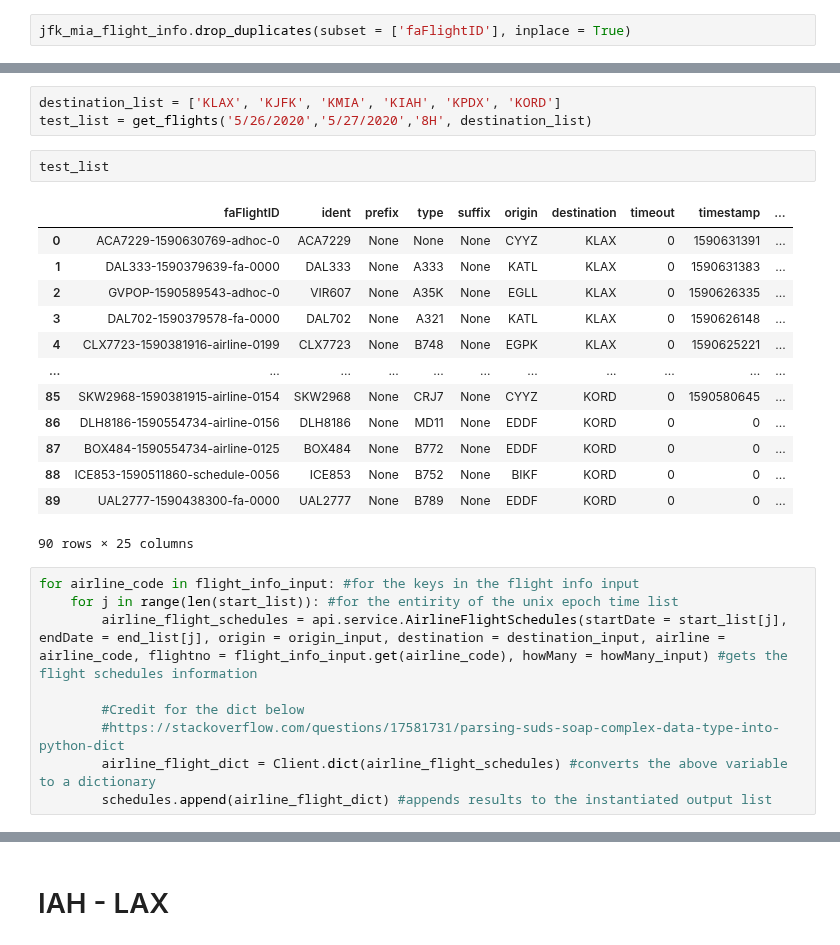
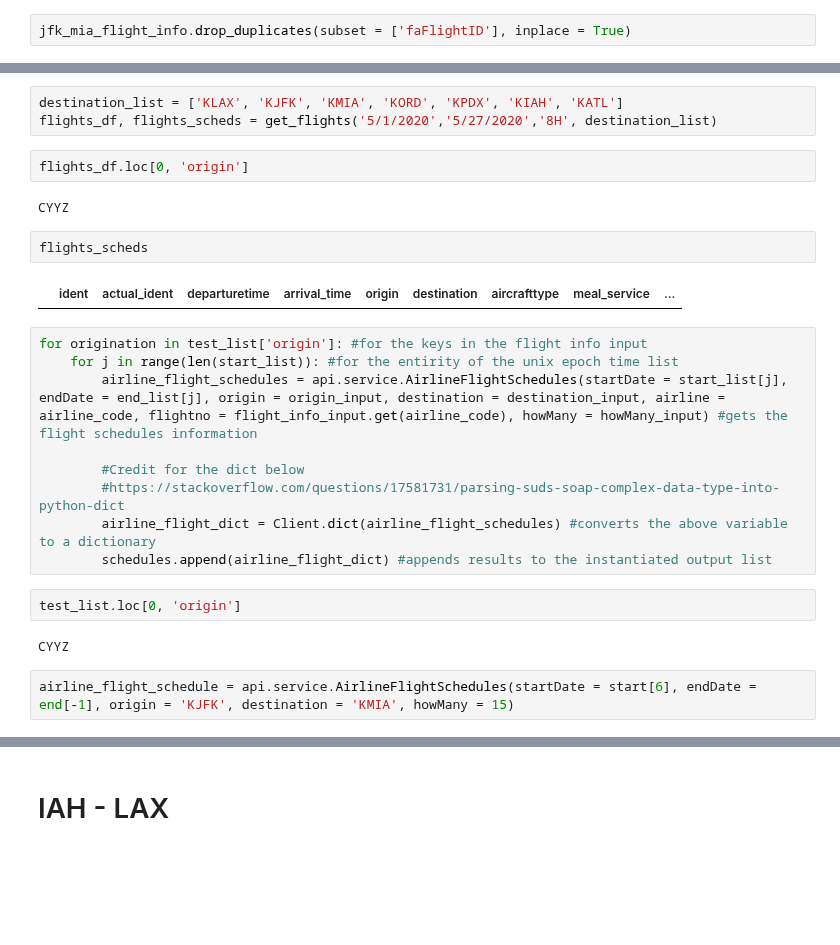
Before and after one commit to chriskuz/ga_capstone, a Jupyter notebook: code/flight_aware_data_scrape.ipynb, the cells around one changed output, grey strips where cells are left out. Cells and saved outputs as stored; diff of their text form; blank space fills up the shorter version.

```diff
--- a/code/flight_aware_data_scrape.ipynb
+++ b/code/flight_aware_data_scrape.ipynb
@@ -365,24 +409,16 @@ def get_flights(start_input, end_input, frequency_input, destination_input):
 # %%
-destination_list = ['KLAX', 'KJFK', 'KMIA', 'KIAH', 'KPDX', 'KORD']
-test_list = get_flights('5/26/2020','5/27/2020','8H', destination_list)
+destination_list = ['KLAX', 'KJFK', 'KMIA', 'KORD', 'KPDX', 'KIAH', 'KATL']
+flights_df, flights_scheds = get_flights('5/1/2020','5/27/2020','8H', destination_list)
-# %%
-test_list
-# %% [output]
-|  | faFlightID | ident | prefix | type | suffix | origin | destination | timeout | timestamp | ... |
-| 0 | ACA7229-1590630769-adhoc-0 | ACA7229 | None | None | None | CYYZ | KLAX | 0 | 1590631391 | ... |
-| 1 | DAL333-1590379639-fa-0000 | DAL333 | None | A333 | None | KATL | KLAX | 0 | 1590631383 | ... |
-| 2 | GVPOP-1590589543-adhoc-0 | VIR607 | None | A35K | None | EGLL | KLAX | 0 | 1590626335 | ... |
-| 3 | DAL702-1590379578-fa-0000 | DAL702 | None | A321 | None | KATL | KLAX | 0 | 1590626148 | ... |
-| 4 | CLX7723-1590381916-airline-0199 | CLX7723 | None | B748 | None | EGPK | KLAX | 0 | 1590625221 | ... |
-| ... | ... | ... | ... | ... | ... | ... | ... | ... | ... | ... |
-| 85 | SKW2968-1590381915-airline-0154 | SKW2968 | None | CRJ7 | None | CYYZ | KORD | 0 | 1590580645 | ... |
-| 86 | DLH8186-1590554734-airline-0156 | DLH8186 | None | MD11 | None | EDDF | KORD | 0 | 0 | ... |
-| 87 | BOX484-1590554734-airline-0125 | BOX484 | None | B772 | None | EDDF | KORD | 0 | 0 | ... |
-| 88 | ICE853-1590511860-schedule-0056 | ICE853 | None | B752 | None | BIKF | KORD | 0 | 0 | ... |
-| 89 | UAL2777-1590438300-fa-0000 | UAL2777 | None | B789 | None | EDDF | KORD | 0 | 0 | ... |
-90 rows × 25 columns
+# %%
+flights_df.loc[0, 'origin']
+# %% [output]
+CYYZ
+# %%
+flights_scheds
+# %% [output]
+|  | ident | actual_ident | departuretime | arrival_time | origin | destination | aircrafttype | meal_service | ... |
 # %%
-for airline_code in flight_info_input: #for the keys in the flight info input
+for origination in test_list['origin']: #for the keys in the flight info input
     for j in range(len(start_list)): #for the entirity of the unix epoch time list
         airline_flight_schedules = api.service.AirlineFlightSchedules(startDate = start_list[j], endDate = end_list[j], origin = origin_input, destination = destination_input, airline = airline_code, flightno = flight_info_input.get(airline_code), howMany = howMany_input) #gets the flight schedules information
 
@@ -390,3 +426,9 @@ for airline_code in flight_info_input: #for the keys in the flight info input
         #https://stackoverflow.com/questions/17581731/parsing-suds-soap-complex-data-type-into-python-dict
         airline_flight_dict = Client.dict(airline_flight_schedules) #converts the above variable to a dictionary
         schedules.append(airline_flight_dict) #appends results to the instantiated output list
+# %%
+test_list.loc[0, 'origin']
+# %% [output]
+CYYZ
+# %%
+airline_flight_schedule = api.service.AirlineFlightSchedules(startDate = start[6], endDate = end[-1], origin = 'KJFK', destination = 'KMIA', howMany = 15)
```
Also changed, not shown: parts of 3 cells of this notebook.
